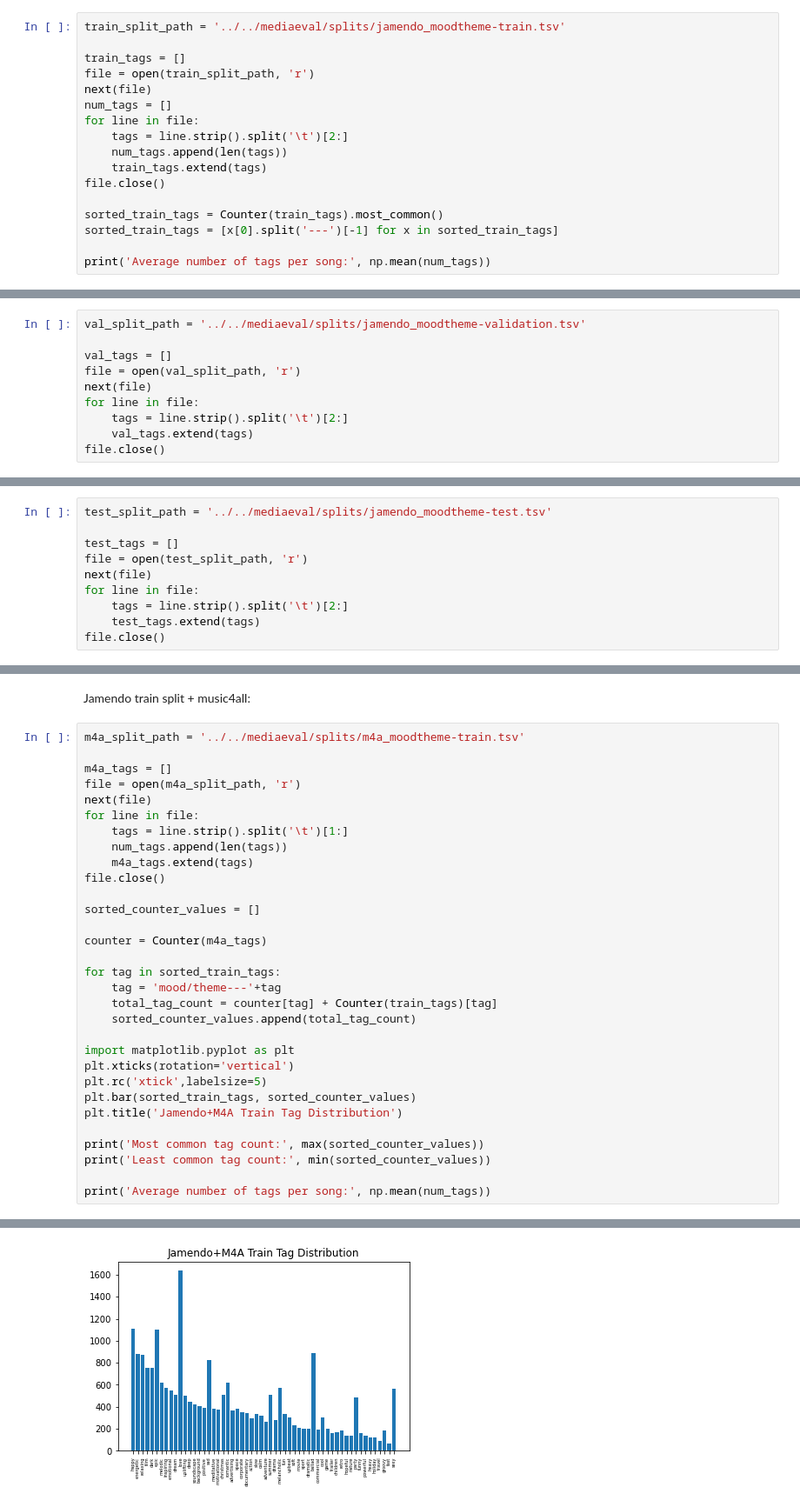
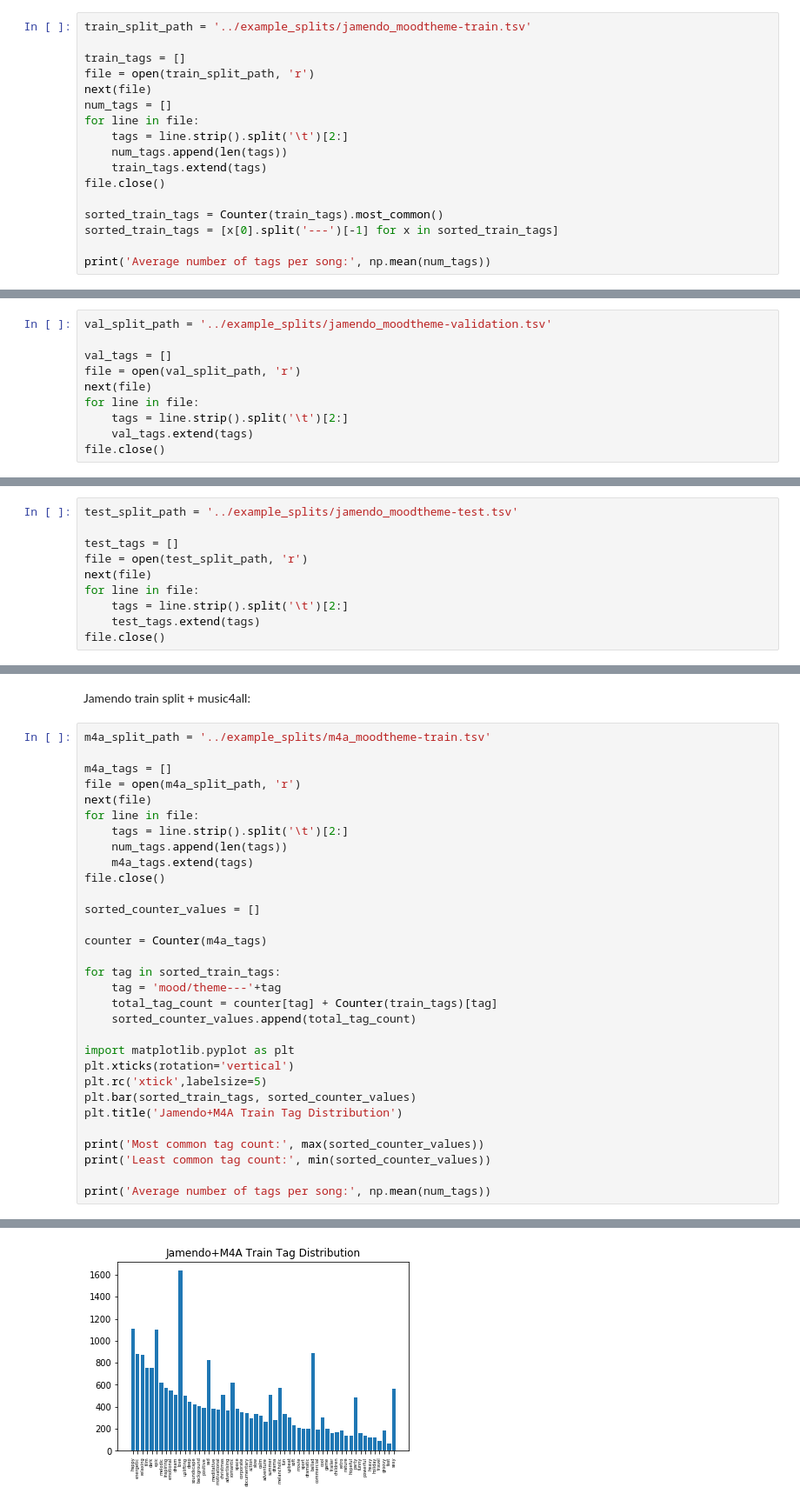
Before and after one commit to usc-sail/media-eval-2020, a Jupyter notebook: eval/dataset_exploration.ipynb, the cells around one changed output, grey strips where cells are left out. Shown at 87% size. Cells and saved outputs as stored; diff of their text form.

```diff
--- a/eval/dataset_exploration.ipynb
+++ b/eval/dataset_exploration.ipynb
@@ -5,7 +5,7 @@ from collections import Counter
 # %% [markdown]
 Jamendo training set:
 # %%
-train_split_path = '../../mediaeval/splits/jamendo_moodtheme-train.tsv'
+train_split_path = '../example_splits/jamendo_moodtheme-train.tsv'
 
 train_tags = []
 file = open(train_split_path, 'r')
@@ -49,7 +48,7 @@ Least common tag count: 59
 # %% [markdown]
 Jamendo validation split:
 # %%
-val_split_path = '../../mediaeval/splits/jamendo_moodtheme-validation.tsv'
+val_split_path = '../example_splits/jamendo_moodtheme-validation.tsv'
 
 val_tags = []
 file = open(val_split_path, 'r')
@@ -84,7 +83,7 @@ Least common tag count: 23
 # %% [markdown]
 Jamendo Test set:
 # %%
-test_split_path = '../../mediaeval/splits/jamendo_moodtheme-test.tsv'
+test_split_path = '../example_splits/jamendo_moodtheme-test.tsv'
 
 test_tags = []
 file = open(test_split_path, 'r')
@@ -119,13 +118,13 @@ Least common tag count: 25
 # %% [markdown]
 Jamendo train split + music4all:
 # %%
-m4a_split_path = '../../mediaeval/splits/m4a_moodtheme-train.tsv'
+m4a_split_path = '../example_splits/m4a_moodtheme-train.tsv'
 
 m4a_tags = []
 file = open(m4a_split_path, 'r')
 next(file)
 for line in file:
-    tags = line.strip().split('\t')[1:]
+    tags = line.strip().split('\t')[2:]
     num_tags.append(len(tags))
     m4a_tags.extend(tags)
 file.close()
@@ -156 +155 @@ Average number of tags per song: 1.5388408581492155
-[figure, old version]
+[figure, new version]
```
Also changed, not shown: parts of 4 cells of this notebook, 14 other files.
